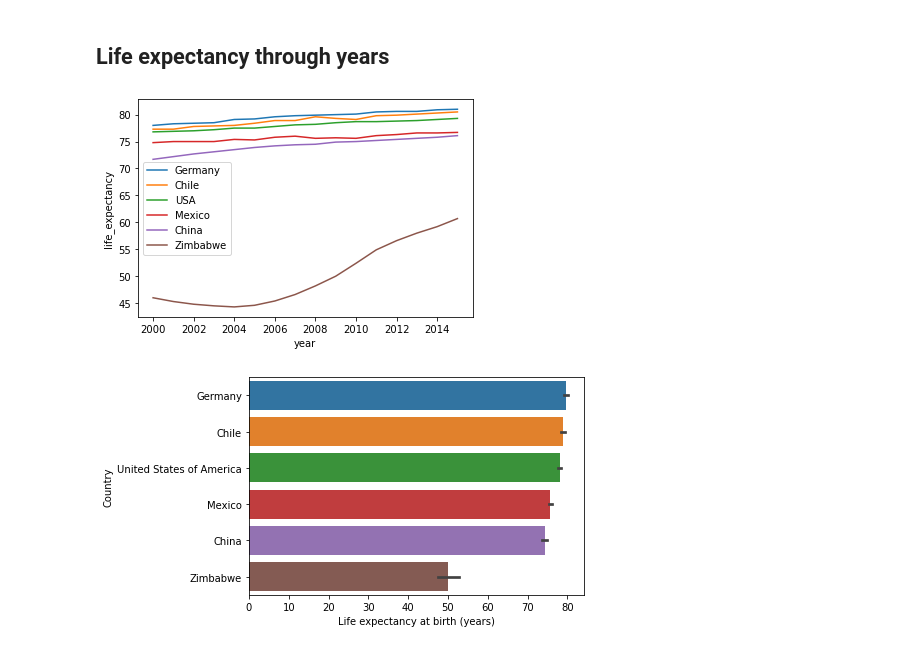
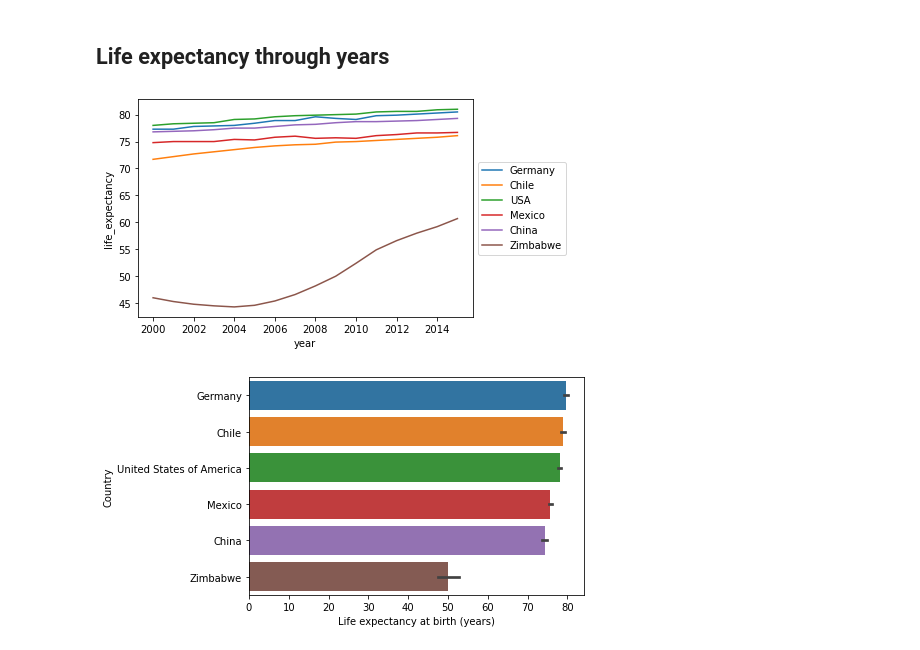
Before and after one commit to britoviana/gdp-life_expectancy, a Jupyter notebook: life_expectancy_gdp.ipynb, the cells around one changed output. Cells and saved outputs as stored; diff of their text form; code cells hidden in the pictures.

```diff
--- a/life_expectancy_gdp.ipynb
+++ b/life_expectancy_gdp.ipynb
@@ -64,17 +82,12 @@ data.drop('year', axis=1).groupby('country').mean().reset_index()
 | 5 | Zimbabwe | 50.09375 | 9.062580e+09 |
 # %% [markdown]
 ## Life expectancy through years
-# %%
-sns.lineplot(data=germany, x='year', y='life_expectancy')
-sns.lineplot(data=chile, x='year', y='life_expectancy')
-sns.lineplot(data=usa, x='year', y='life_expectancy')
-sns.lineplot(data=mexico,x='year', y='life_expectancy')
-sns.lineplot(data=china, x='year', y='life_expectancy')
-sns.lineplot(data=zimbabwe,x='year', y='life_expectancy')
-plt.legend(['Germany', 'Chile', 'USA', 'Mexico', 'China', 'Zimbabwe' ])
-plt.show()
-# %% [output]
-[figure, removed]
+# %%
+sns.lineplot(data=data, x=data.year, y=data.life_expectancy, hue=data.country)
+plt.legend(['Germany', 'Chile', 'USA', 'Mexico', 'China', 'Zimbabwe'], loc='center left', bbox_to_anchor=(1, 0.5), ncol=1)
+plt.show()
+# %% [output]
+[figure, added]
 # %%
 order_le = ['Germany', 'Chile', 'United States of America', 'Mexico', 'China', 'Zimbabwe']
 sns.barplot(data=data, x='life_expectancy', y='country', order=order_le)
```
Also changed, not shown: parts of 11 cells of this notebook.
